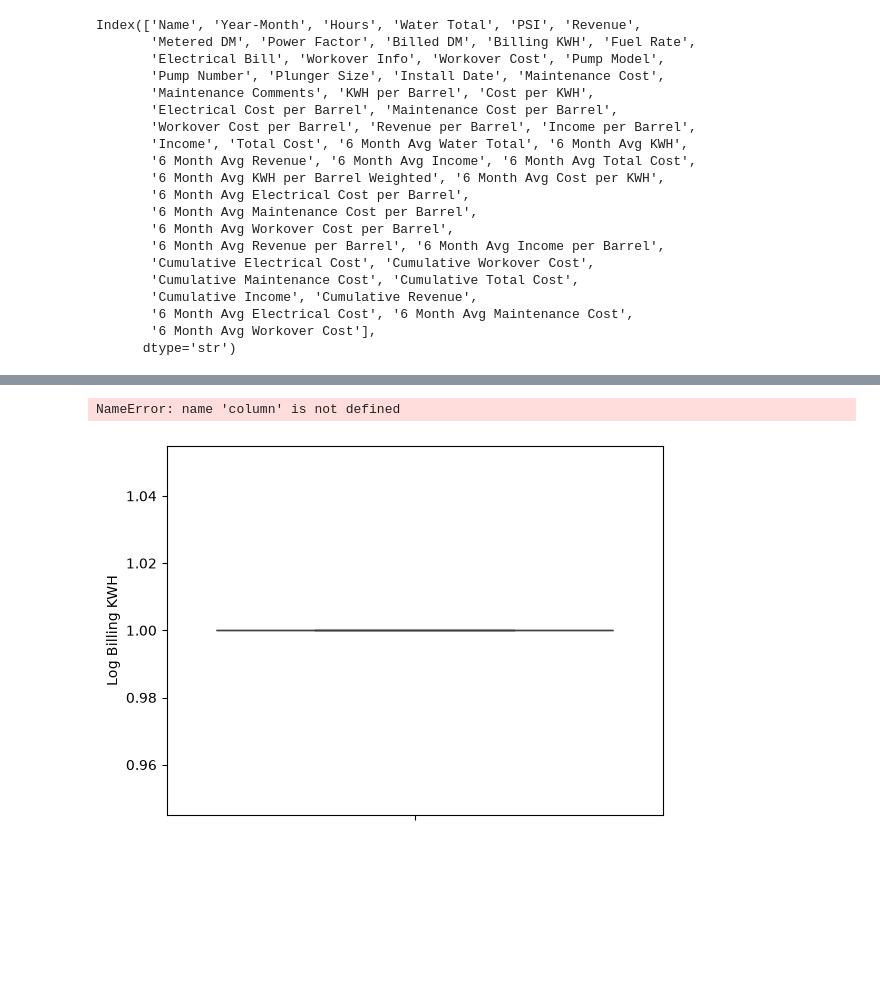
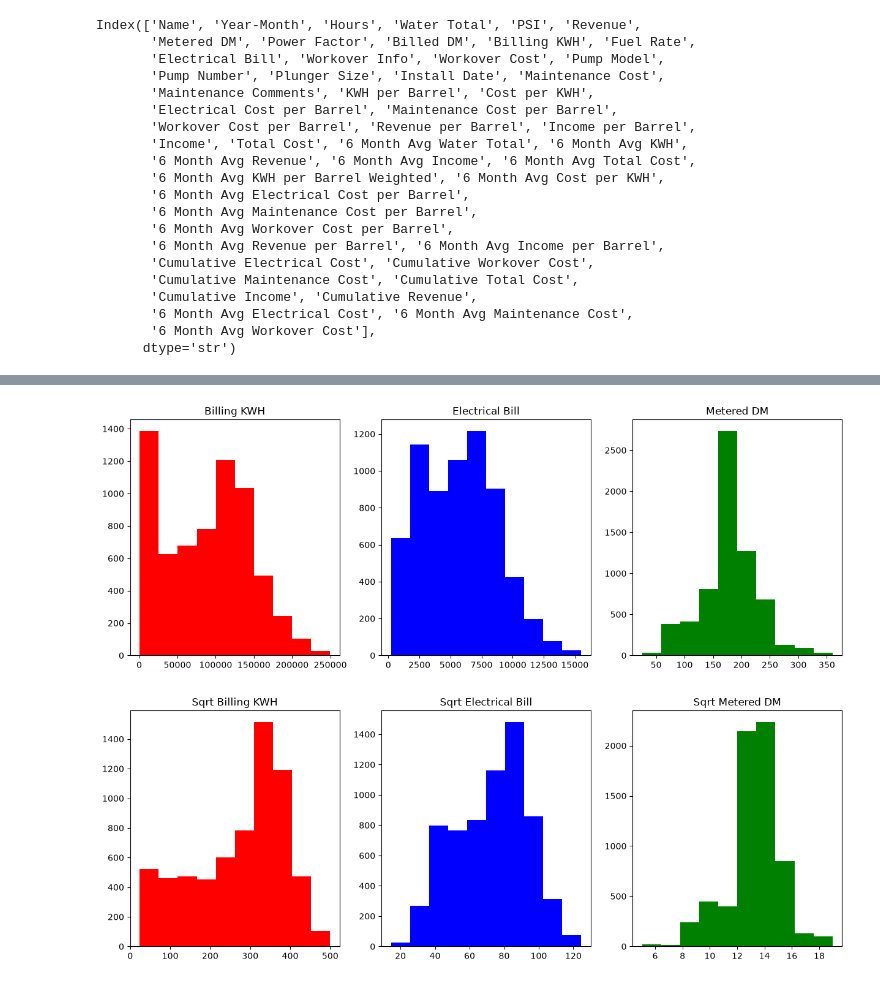
Before and after one commit to L0GN82/Paired-Sample-T-test, a Jupyter notebook: Paired-Samples.ipynb, the cells around one changed output, grey strips where cells are left out. Drawn from its saved outputs; the diff is of its cells as text; code cells hidden in the pictures; blank space fills up the shorter version.

```diff
--- a/Paired-Samples.ipynb
+++ b/Paired-Samples.ipynb
@@ -133,13 +117,45 @@ plt.show()
 # %%
-"""remove outliers"""
-sqrt_dm_filtered = main_df.loc[main_df["Sqrt Metered DM"] > 0, "Sqrt Metered DM"]
-sqrt_bill_filtered = main_df.loc[main_df["Sqrt Electrical Bill"] > 0, "Sqrt Electrical Bill"]
-log_kwh_filtered = main_df.loc[main_df["Log Billing KWH"] > 0, "Log Billing KWH"]
 
-sqrt_dm_filtered
+#Getting an approximately normal data distribution
+main_df["Sqrt Billing KWH"] = np.sqrt(main_df["Billing KWH"])
+main_df["Sqrt Electrical Bill"] = np.sqrt(main_df["Electrical Bill"])
+main_df["Sqrt Metered DM"] = np.sqrt(main_df["Metered DM"])
+
+#Outliers removed to preserve data continuity
+main_df = main_df[main_df["Sqrt Billing KWH"] < 500]
+main_df = main_df[main_df["Sqrt Electrical Bill"] < 125]
+main_df = main_df[(main_df["Sqrt Metered DM"] < 20) & (main_df["Sqrt Metered DM"] > 5)]
-# %% [output]
-NameError: name 'column' is not defined
-[figure, removed]
+# %%
+fig, axs = plt.subplots(1, 3, figsize = (15, 5))
+
+axs[0].hist(main_df["Billing KWH"], color="red")
+axs[0].set_title("Billing KWH")
+
+axs[1].hist(main_df["Electrical Bill"], color="blue")
+axs[1].set_title("Electrical Bill")
+
+axs[2].hist(main_df["Metered DM"], color="green")
+axs[2].set_title("Metered DM")
+
+plt.show()
+# %% [output]
+[figure, added]
+# %%
+
+fig, axs = plt.subplots(1, 3, figsize = (15, 5))
+
+axs[0].hist(main_df["Sqrt Billing KWH"], color="red")
+axs[0].set_title("Sqrt Billing KWH")
+
+axs[1].hist(main_df["Sqrt Electrical Bill"], color="blue")
+axs[1].set_title("Sqrt Electrical Bill")
+
+axs[2].hist(main_df["Sqrt Metered DM"], color="green")
+axs[2].set_title("Sqrt Metered DM")
+
+plt.show()
+# %% [output]
+[figure, added]
 # %%
 # QQ-plots
 fig, axs = plt.subplots(1, 3, figsize = (15, 5))
```
Also changed, not shown: parts of 12 cells of this notebook, 1 other file.
